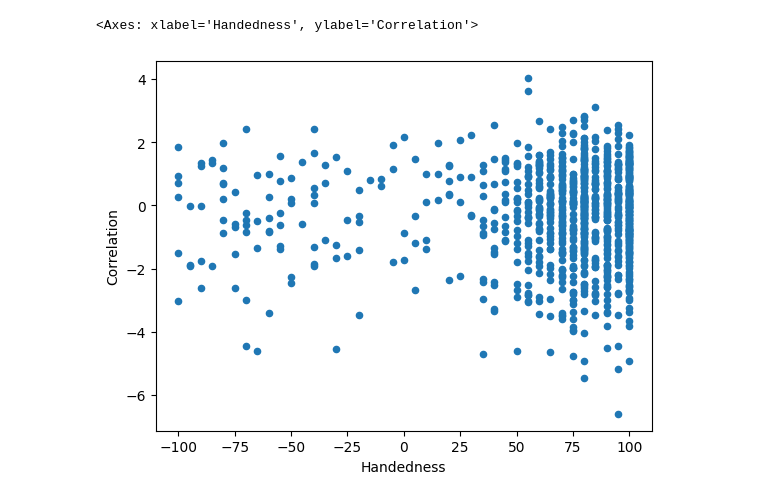
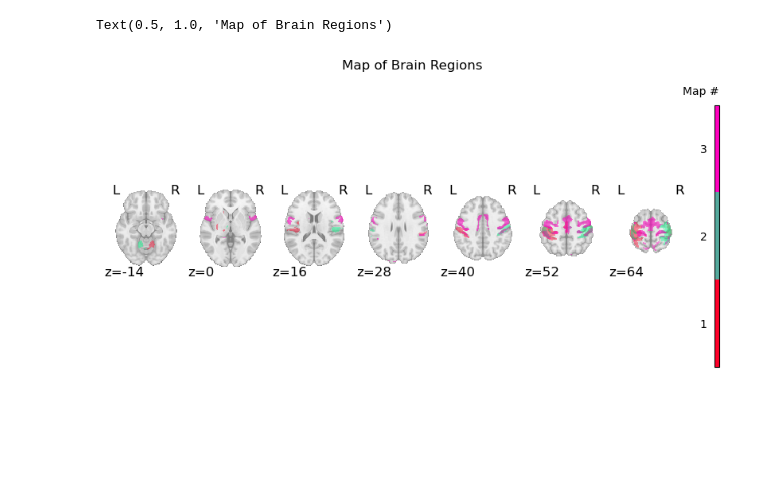
Before and after one commit to vickyli1015/Public-DSC180B-Functional-Connectivity-Project, a Jupyter notebook: Anastasiya_mess.ipynb, the cells around one changed output. Drawn from its saved outputs; the diff is of its cells as text; code cells hidden in the pictures; blank space fills up the shorter version.

Commit message:
brain regions fixed!!!!
aarrghhh, how did i miss this

```diff
--- a/Anastasiya_mess.ipynb
+++ b/Anastasiya_mess.ipynb
@@ -9,8 +9,7 @@ import pandas as pd
 import matplotlib.pyplot as plt
 # %%
 %run loading_data.ipynb
-sub_data = load_txt()
-atlas = load_atlas()
+# sub_data = load_txt(n=200)
 unrestricted_data = load_unrestricted()
 restricted_data = load_restricted()
-atlas = load_atlas()
+atlas = load_atlas(n=100)
@@ -17,9 +20,8 @@ atlas = load_atlas()
 # %%
-atlas = image.load_img("HCP_PTN1200/groupICA/groupICA_3T_HCP1200_MSMAll_d100.ica/melodic_IC_sum.nii.gz")
-atlas = image.threshold_img(atlas, "99.5%")
-print("atlas has shape", ["x", "y", "z", "region"], "=", atlas.shape)
+# atlas = image.load_img("HCP_PTN1200/groupICA/groupICA_3T_HCP1200_MSMAll_d100.ica/melodic_IC_sum.nii.gz")
+# atlas = image.threshold_img(atlas, "99.5%")
+# print("atlas has shape", ["x", "y", "z", "region"], "=", atlas.shape)
 
 # fig, axs = plt.subplots(nrows=1, figsize=(10, 5))
-
 # plotting.plot_prob_atlas(atlas, colorbar=True, draw_cross=False, axes=axs)
 # axs.set_title("Map of Brain Regions")
@@ -50,18 +32,31 @@ array([[ 2.55685685e+01, -9.80229207e+01, -4.46741346e+00],
+# %%
+def euclidean(point1, point2):
+    distance = 0
+    for i in range(len(point1)):
+        distance += (point1[i] - point2[i]) ** 2
+    return (distance) ** 0.5
 # %%
 def find_closest_point(atlas_coords, reference_point):
-    indices = [i for i, coord in enumerate(atlas_coords) if np.all(np.isclose(coord, [-38, -24, 62], rtol=1))]
-    if len(indices) == 0:
-        return None
+    # indices = [i for k,v in rois.items() for i, coord in enumerate(atlas_coords) if np.all(np.isclose(coord, v, rtol=1))]
+    # if len(indices) == 0:
+        # return None
     dist = np.inf
     closest_idx = None
-    for idx in indices:
+    points=[]
+    for idx in range(len(atlas_coords)):
         i = atlas_coords[idx]
         curr_dist = euclidean(reference_point, i)
+        # dist.append(curr_dist)
+        # points.append(i)
+        # closest_idx.append(idx)
         if curr_dist < dist:
             dist = curr_dist
             closest_point = i
             closest_idx = idx
-    print(closest_point, dist)
+    # dist = sorted(zip(dist, points))[:10]
+    # dist2 = sorted(zip(dist, closest_idx))[:10]
+
+    print(dist, closest_point)
     return closest_idx
 # %%
 rois = {
@@ -255,6 +92,8 @@ corr_hand.plot.scatter(x="Handedness", y="Correlation")
-# %%
-#40 region
-corr_hand.plot.scatter(x="Handedness", y="Correlation")
-# %% [output]
-<Axes: xlabel='Handedness', ylabel='Correlation'>
-[figure, removed]
+# %%
+fig, axs = plt.subplots(nrows=1, figsize=(10, 5))
+selected_regions = image.index_img(atlas, list(all_points))
+plotting.plot_prob_atlas(selected_regions, colorbar=True, draw_cross=False, axes=axs, display_mode="z")
+axs.set_title("Map of Brain Regions")
+# %% [output]
+Text(0.5, 1.0, 'Map of Brain Regions')
+[figure, added]
```
Also changed, not shown: parts of 22 cells of this notebook.
